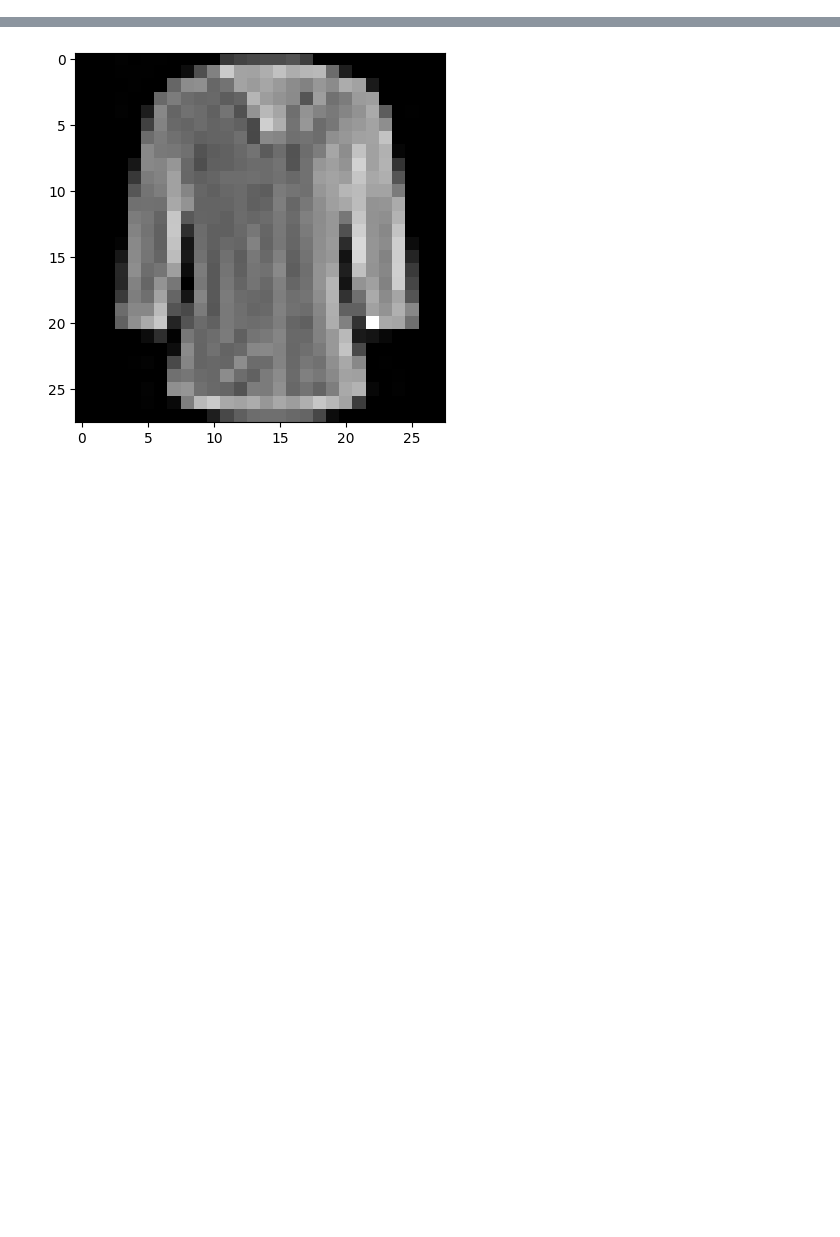
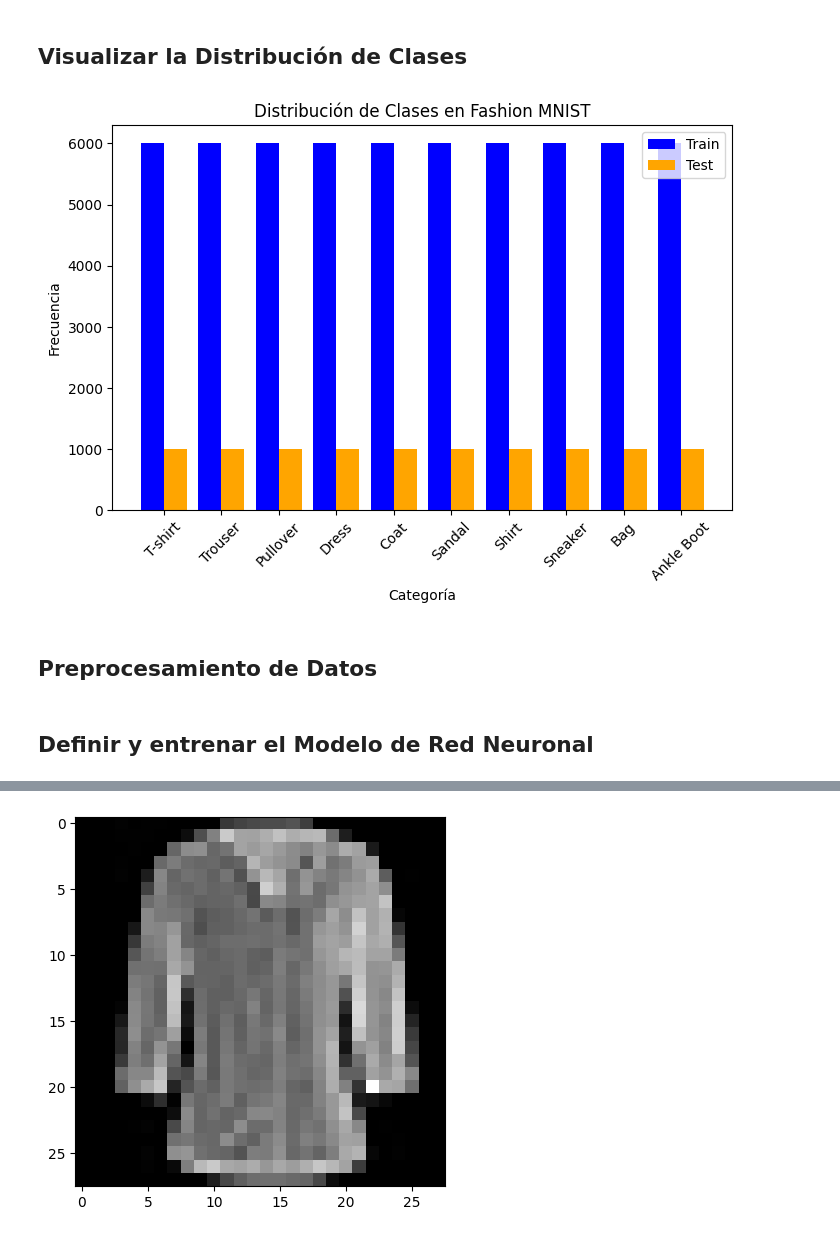
Before and after one commit to gdquintero/dia_matematicas_2025, a Jupyter notebook: fashion_mnist.ipynb, the cells around one changed output, grey strips where cells are left out. Saved outputs shown, nothing was run; the diff lists cells and outputs as text; code cells hidden in the pictures; blank space fills up the shorter version.

```diff
--- a/fashion_mnist.ipynb
+++ b/fashion_mnist.ipynb
@@ -0,0 +48,24 @@
+# %% [markdown]
+## Visualizar la Distribución de Clases
+# %%
+# Contar elementos por clase en los conjuntos de entrenamiento y prueba
+unique_train, counts_train = np.unique(y_train, return_counts=True)
+unique_test, counts_test = np.unique(y_test, return_counts=True)
+
+# Crear gráfico de barras
+fig, ax = plt.subplots(figsize=(8, 5))
+ax.bar(unique_train - 0.2, counts_train, width=0.4, label="Train", color="blue")
+ax.bar(unique_test + 0.2, counts_test, width=0.4, label="Test", color="orange")
+
+# Personalizar gráfico
+ax.set_xticks(unique_train)
+ax.set_xticklabels(class_names, rotation=45)
+ax.legend()
+plt.title("Distribución de Clases en Fashion MNIST")
+plt.xlabel("Categoría")
+plt.ylabel("Frecuencia")
+plt.show()
+# %% [output]
+[figure, added]
+# %% [markdown]
+## Preprocesamiento de Datos
@@ -0,0 +76,2 @@
+# %% [markdown]
+## Definir y entrenar el Modelo de Red Neuronal
```
Also changed, not shown: parts of 10 cells of this notebook, 5 other files.
